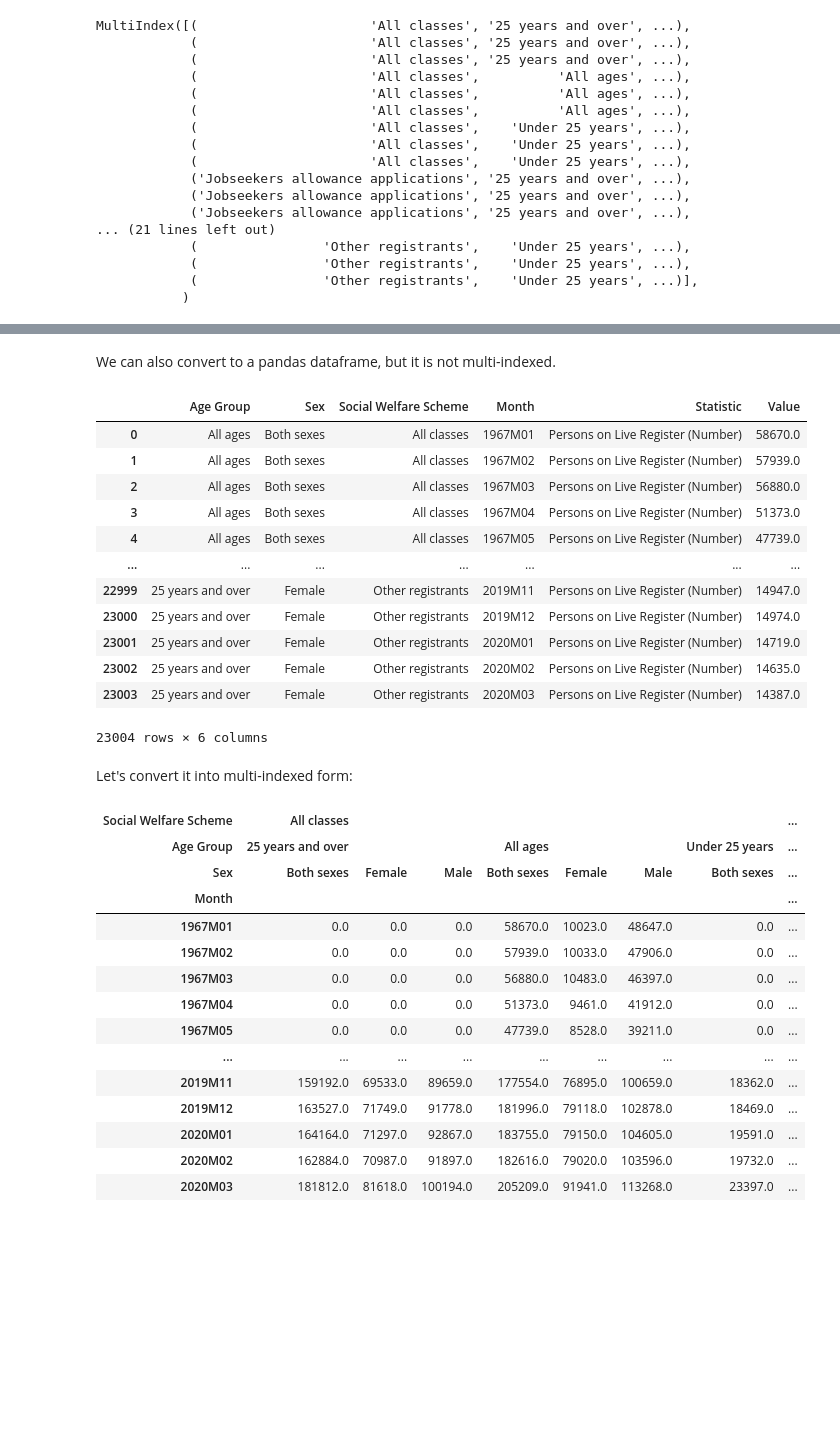
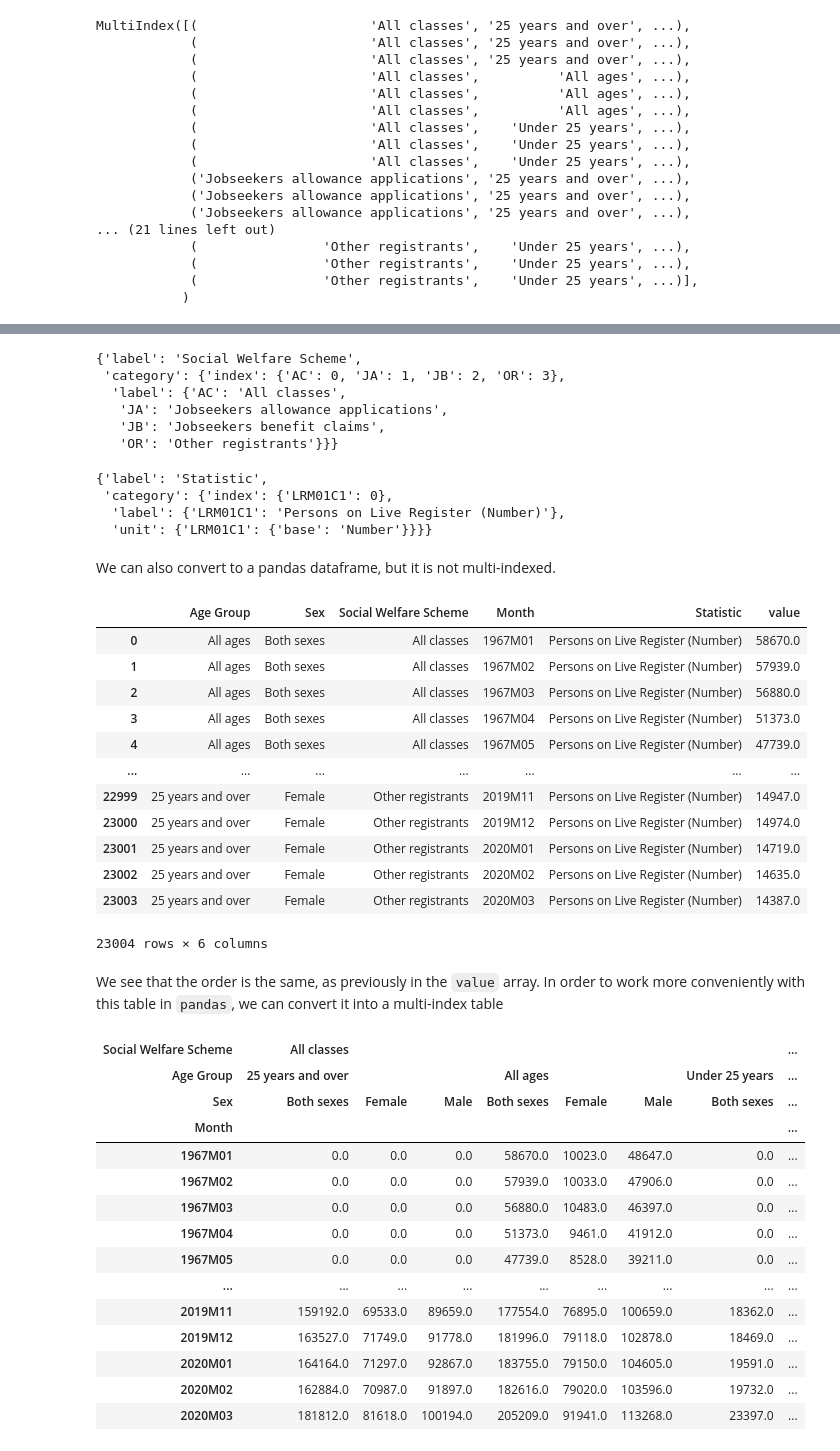
Before and after one commit to ML-COVID-19/data, a Jupyter notebook: CSO/Live-Register-Example.ipynb, the cells around one changed output, grey strips where cells are left out. Drawn from its saved outputs; the diff is of its cells as text; code cells hidden in the pictures; blank space fills up the shorter version.

Commit message:
Update to use pyjstat library
The pyjstat library seems to be actively maintained and does not
pull in obsolete libraries

```diff
--- a/CSO/Live-Register-Example.ipynb
+++ b/CSO/Live-Register-Example.ipynb
@@ -158,0 +126,3 @@ jsonstat.dimension.JsonStatDimension
+# %%
+dataset = pyjstat.Dataset.read(uri)
+dataset.keys()
@@ -159,21 +194,37 @@ jsonstat.dimension.JsonStatDimension
+# %%
+dataset["dataset"]["dimension"]["Social Welfare Scheme"]
+# %% [output]
+{'label': 'Social Welfare Scheme',
+ 'category': {'index': {'AC': 0, 'JA': 1, 'JB': 2, 'OR': 3},
+  'label': {'AC': 'All classes',
+   'JA': 'Jobseekers allowance applications',
+   'JB': 'Jobseekers benefit claims',
+   'OR': 'Other registrants'}}}
+# %%
+dataset["dataset"]["dimension"]["Statistic"]
+# %% [output]
+{'label': 'Statistic',
+ 'category': {'index': {'LRM01C1': 0},
+  'label': {'LRM01C1': 'Persons on Live Register (Number)'},
+  'unit': {'LRM01C1': {'base': 'Number'}}}}
 # %% [markdown]
 We can also convert to a pandas dataframe, but it is not multi-indexed.
-# %%
-df = ds.to_data_frame()
-df
-# %% [output]
-|  | Age Group | Sex | Social Welfare Scheme | Month | Statistic | Value |
-| 0 | All ages | Both sexes | All classes | 1967M01 | Persons on Live Register (Number) | 58670.0 |
-| 1 | All ages | Both sexes | All classes | 1967M02 | Persons on Live Register (Number) | 57939.0 |
-| 2 | All ages | Both sexes | All classes | 1967M03 | Persons on Live Register (Number) | 56880.0 |
-| 3 | All ages | Both sexes | All classes | 1967M04 | Persons on Live Register (Number) | 51373.0 |
-| 4 | All ages | Both sexes | All classes | 1967M05 | Persons on Live Register (Number) | 47739.0 |
-| ... | ... | ... | ... | ... | ... | ... |
-| 22999 | 25 years and over | Female | Other registrants | 2019M11 | Persons on Live Register (Number) | 14947.0 |
-| 23000 | 25 years and over | Female | Other registrants | 2019M12 | Persons on Live Register (Number) | 14974.0 |
-| 23001 | 25 years and over | Female | Other registrants | 2020M01 | Persons on Live Register (Number) | 14719.0 |
-| 23002 | 25 years and over | Female | Other registrants | 2020M02 | Persons on Live Register (Number) | 14635.0 |
-| 23003 | 25 years and over | Female | Other registrants | 2020M03 | Persons on Live Register (Number) | 14387.0 |
-23004 rows × 6 columns
-# %% [markdown]
-Let's convert it into multi-indexed form:
+# %%
+df = dataset.write('dataframe')
+df
+# %% [output]
+|  | Age Group | Sex | Social Welfare Scheme | Month | Statistic | value |
+| 0 | All ages | Both sexes | All classes | 1967M01 | Persons on Live Register (Number) | 58670.0 |
+| 1 | All ages | Both sexes | All classes | 1967M02 | Persons on Live Register (Number) | 57939.0 |
+| 2 | All ages | Both sexes | All classes | 1967M03 | Persons on Live Register (Number) | 56880.0 |
+| 3 | All ages | Both sexes | All classes | 1967M04 | Persons on Live Register (Number) | 51373.0 |
+| 4 | All ages | Both sexes | All classes | 1967M05 | Persons on Live Register (Number) | 47739.0 |
+| ... | ... | ... | ... | ... | ... | ... |
+| 22999 | 25 years and over | Female | Other registrants | 2019M11 | Persons on Live Register (Number) | 14947.0 |
+| 23000 | 25 years and over | Female | Other registrants | 2019M12 | Persons on Live Register (Number) | 14974.0 |
+| 23001 | 25 years and over | Female | Other registrants | 2020M01 | Persons on Live Register (Number) | 14719.0 |
+| 23002 | 25 years and over | Female | Other registrants | 2020M02 | Persons on Live Register (Number) | 14635.0 |
+| 23003 | 25 years and over | Female | Other registrants | 2020M03 | Persons on Live Register (Number) | 14387.0 |
+23004 rows × 6 columns
+# %% [markdown]
+We see that the order is the same, as previously in the `value` array.  In order to work more conveniently with this table in `pandas`, we can convert it into a multi-index table
```
Also changed, not shown: parts of 30 cells of this notebook, 1 other file.
